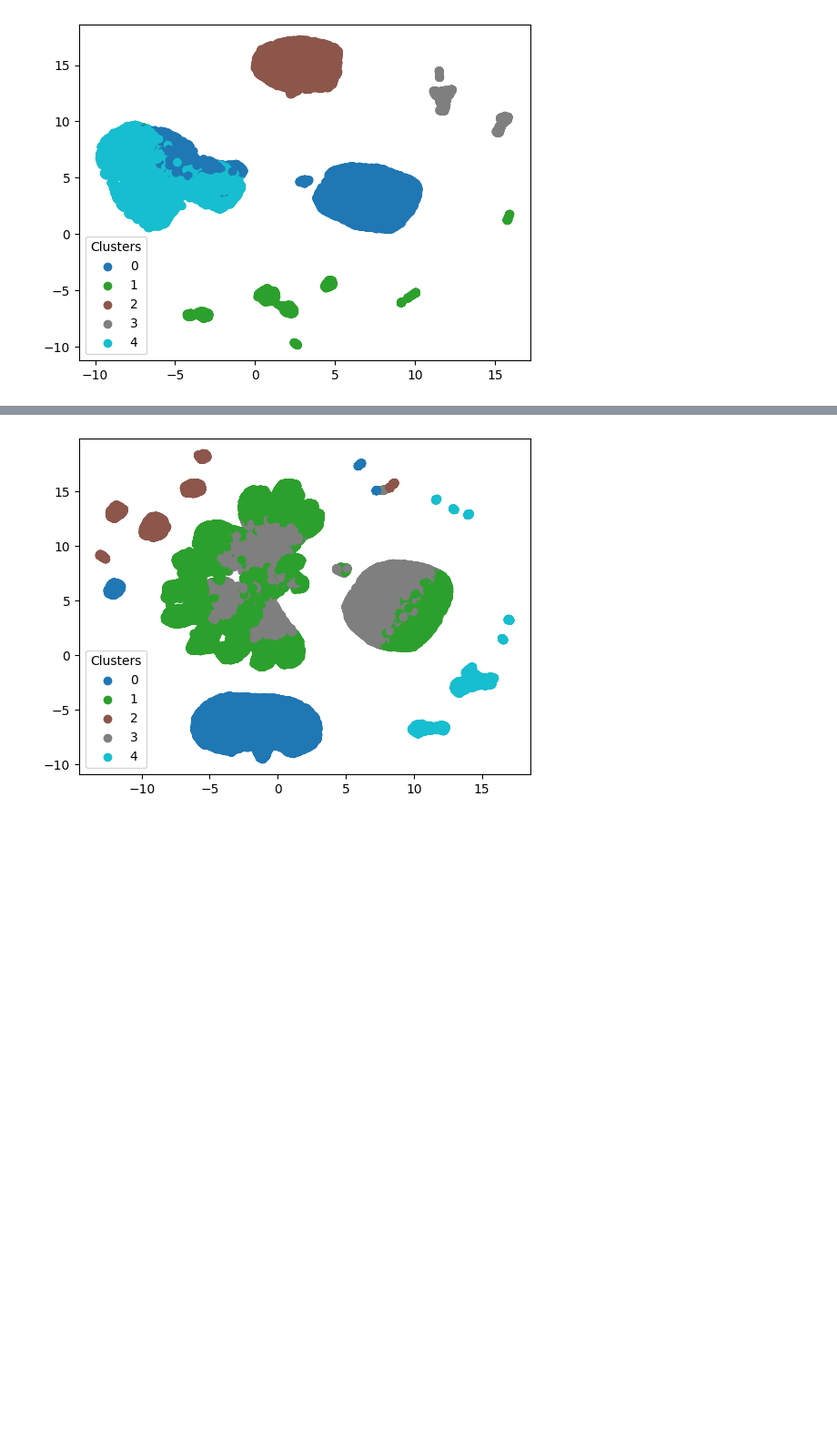
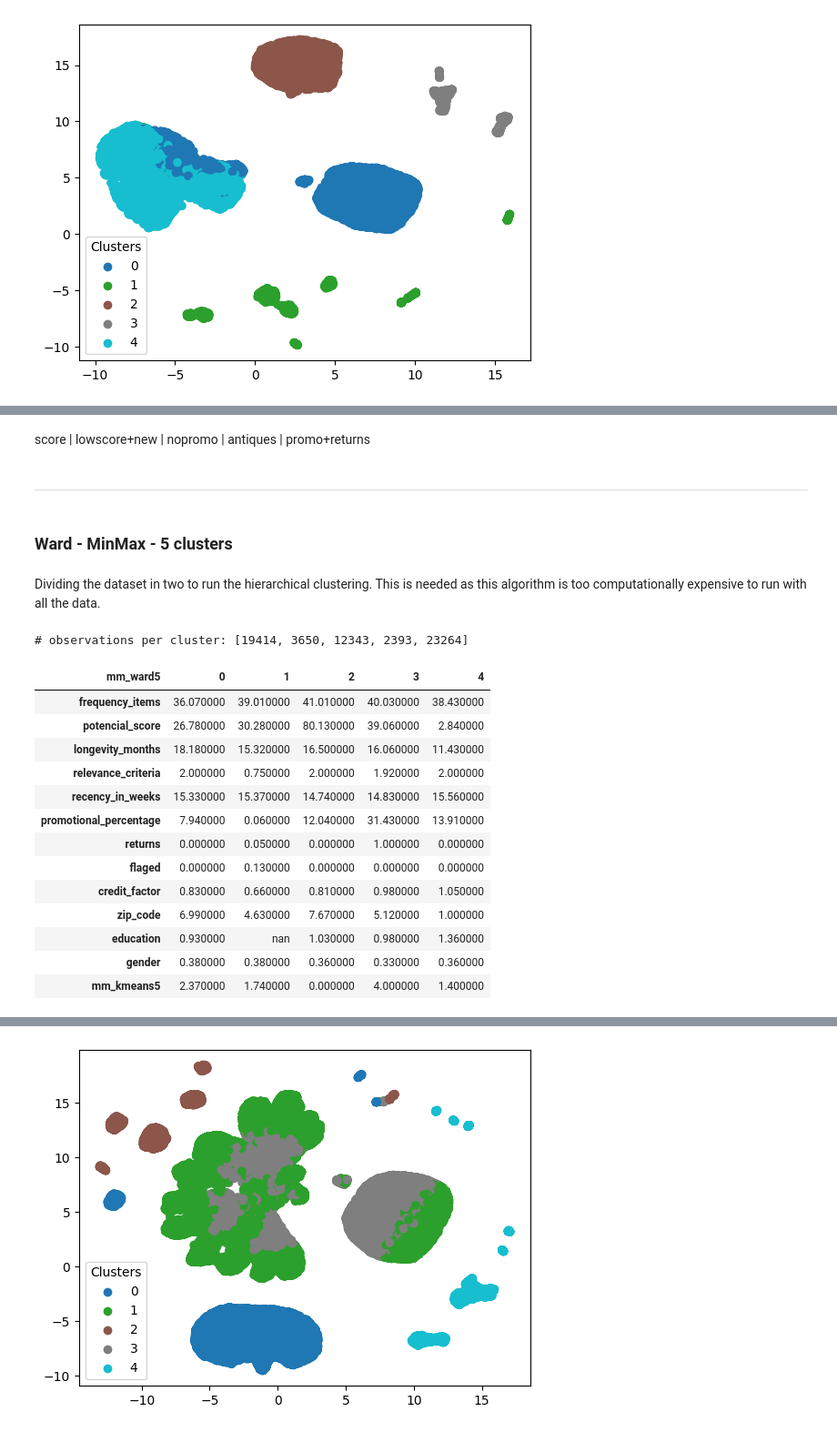
Before and after one commit to Rita-Centeno/DMI, a Jupyter notebook: clustering_dem10.0.ipynb, the cells around one changed output, grey strips where cells are left out. Shown at 91% size. Drawn from its saved outputs; the diff is of its cells as text; code cells hidden in the pictures; blank space fills up the shorter version.

```diff
--- a/clustering_dem10.0.ipynb
+++ b/clustering_dem10.0.ipynb
@@ -1465,3 +1398,11 @@ groupby_mean(demographic, 'cluster_mmk5', True, 12)
+# %% [markdown]
+score | lowscore+new | nopromo | antiques | promo+returns
+# %% [markdown]
+---
+# %% [markdown]
+### Ward - MinMax - 5 clusters
+# %% [markdown]
+Dividing the dataset in two to run the hierarchical clustering. This is needed as this algorithm is too computationally expensive to run with all the data.
 # %%
 dem1, dem2 = train_test_split(demographic, test_size=0.5, random_state=1, shuffle=True)
 dem1_mm_scl, dem2_mm_scl = train_test_split(demographic_mm_scl, test_size=0.5, random_state=1, shuffle=True)
@@ -1475,3 +1416,21 @@ dem1['mm_ward5'] = AgglomerativeClustering(
 dem2['mm_ward5'] = AgglomerativeClustering(
     linkage = 'ward', n_clusters = 5
     ).fit_predict(dem2_mm_scl)
+# %%
+groupby_mean(dem1, 'mm_ward5', True)
+# %% [output]
+# observations per cluster: [19414, 3650, 12343, 2393, 23264]
+| mm_ward5 | 0 | 1 | 2 | 3 | 4 |
+| frequency_items | 36.070000 | 39.010000 | 41.010000 | 40.030000 | 38.430000 |
+| potencial_score | 26.780000 | 30.280000 | 80.130000 | 39.060000 | 2.840000 |
+| longevity_months | 18.180000 | 15.320000 | 16.500000 | 16.060000 | 11.430000 |
+| relevance_criteria | 2.000000 | 0.750000 | 2.000000 | 1.920000 | 2.000000 |
+| recency_in_weeks | 15.330000 | 15.370000 | 14.740000 | 14.830000 | 15.560000 |
+| promotional_percentage | 7.940000 | 0.060000 | 12.040000 | 31.430000 | 13.910000 |
+| returns | 0.000000 | 0.050000 | 0.000000 | 1.000000 | 0.000000 |
+| flaged | 0.000000 | 0.130000 | 0.000000 | 0.000000 | 0.000000 |
+| credit_factor | 0.830000 | 0.660000 | 0.810000 | 0.980000 | 1.050000 |
+| zip_code | 6.990000 | 4.630000 | 7.670000 | 5.120000 | 1.000000 |
+| education | 0.930000 | nan | 1.030000 | 0.980000 | 1.360000 |
+| gender | 0.380000 | 0.380000 | 0.360000 | 0.330000 | 0.360000 |
+| mm_kmeans5 | 2.370000 | 1.740000 | 0.000000 | 4.000000 | 1.400000 |
```
Also changed, not shown: parts of 70 cells of this notebook, 17 other files.
